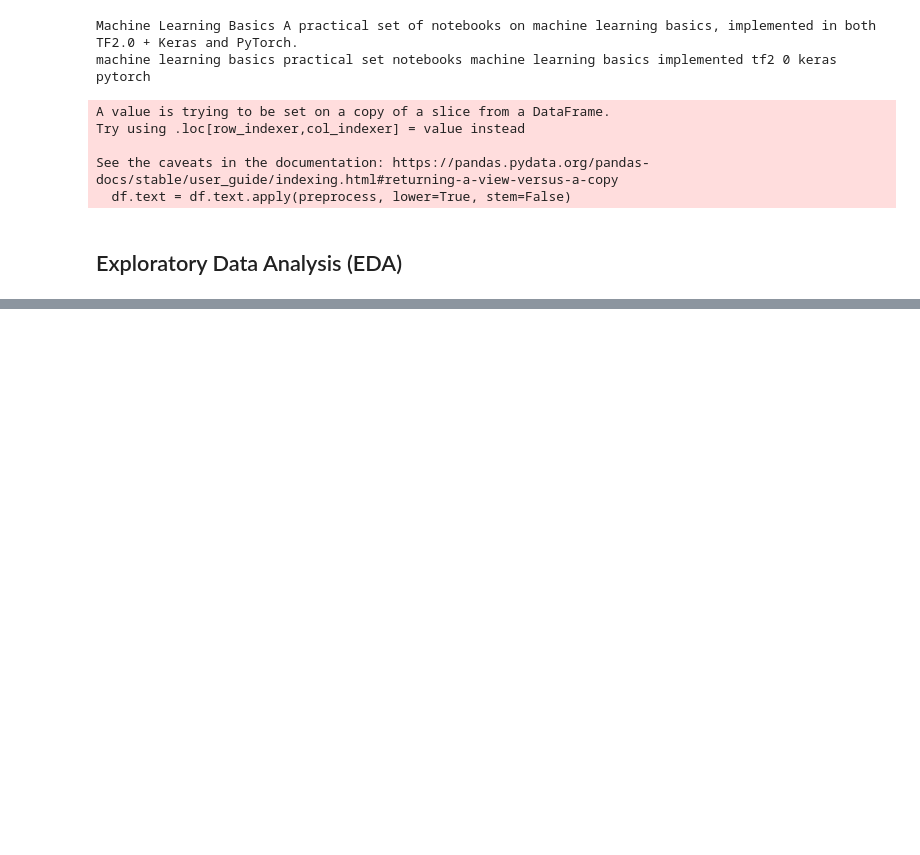
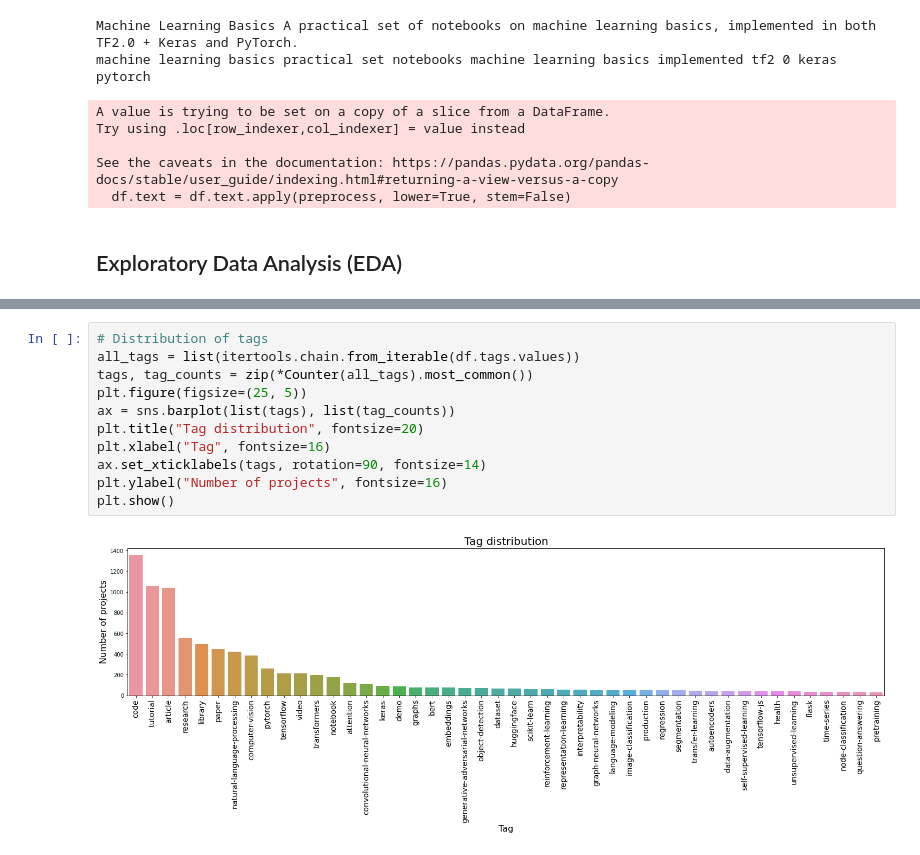
Before and after one commit to Davidelvis/Creative-AI, a Jupyter notebook: notebooks/elvis.ipynb, the cells around one changed output, grey strips where cells are left out. Cells and saved outputs as stored; diff of their text form; blank space fills up the shorter version.

```diff
--- a/notebooks/elvis.ipynb
+++ b/notebooks/elvis.ipynb
@@ -215,0 +244,13 @@ See the caveats in the documentation: https://pandas.pydata.org/pandas-docs/stab
+# %%
+# Distribution of tags
+all_tags = list(itertools.chain.from_iterable(df.tags.values))
+tags, tag_counts = zip(*Counter(all_tags).most_common())
+plt.figure(figsize=(25, 5))
+ax = sns.barplot(list(tags), list(tag_counts))
+plt.title("Tag distribution", fontsize=20)
+plt.xlabel("Tag", fontsize=16)
+ax.set_xticklabels(tags, rotation=90, fontsize=14)
+plt.ylabel("Number of projects", fontsize=16)
+plt.show()
+# %% [output]
+[figure, added]
```
Also changed, not shown: parts of 16 cells of this notebook.
